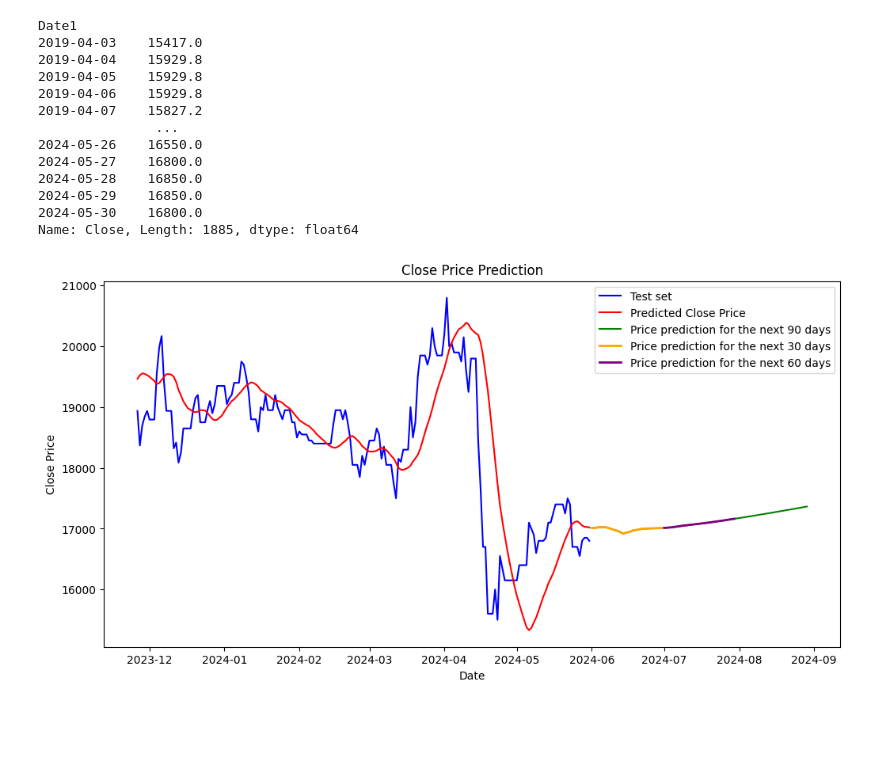
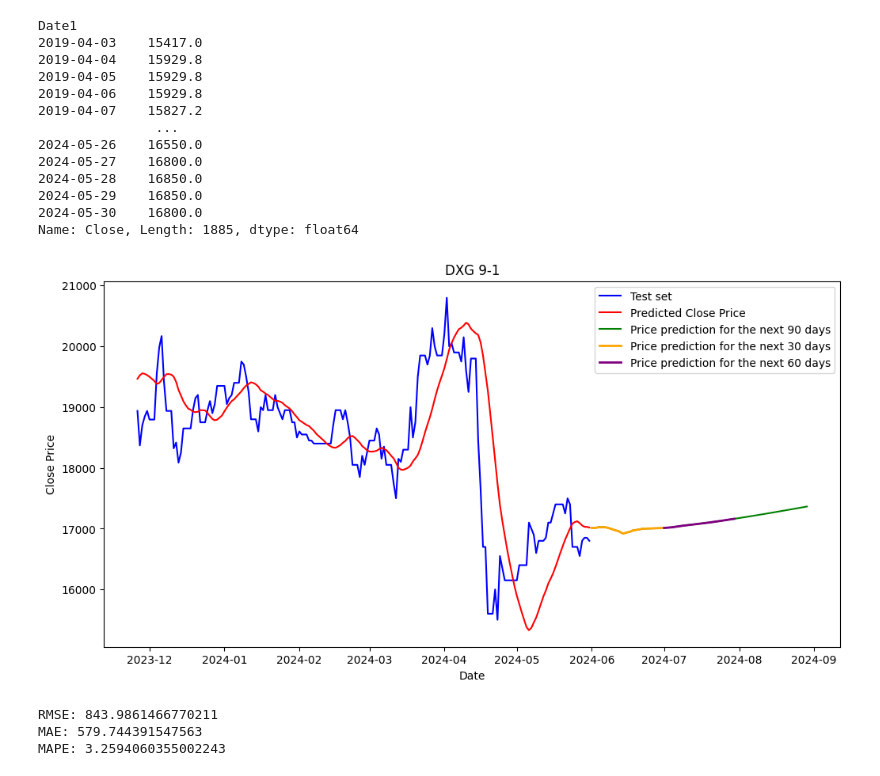
Before and after one commit to cngpc43/IS403.O21.HTCL, a Jupyter notebook: Models/Linear Regression/LR_DXG(9-1).ipynb, the cells around one changed output. Saved outputs shown, nothing was run; the diff lists cells and outputs as text; code cells hidden in the pictures; blank space fills up the shorter version.

```diff
--- a/Models/Linear Regression/LR_DXG(9-1).ipynb
+++ b/Models/Linear Regression/LR_DXG(9-1).ipynb
@@ -206,9 +206,6 @@ model = LinearRegression()
 model.fit(X_train, y_train)
 
 y_pred = model.predict(X_test)
-
-
-
 
 # Get the last date from the dataset
 last_date = data['Date'].iloc[-1]
@@ -229,32 +226,51 @@ for i in range(90):
     next_close = model.predict(input_X)[0]
 
     # Calculate the next date
     next_date = last_date + pd.DateOffset(days=1)
 
     # Add the prediction to the future_data DataFrame
     new_row = pd.Series({
         'Date': next_date,
         'Close': next_close,
         'SMA_20': future_data['Close'].rolling(window=20).mean().iloc[-1],  # Update with the new SMA
         'MACD_Signal': talib.MACD(future_data['Close'].astype('float64').values, fastperiod=12, slowperiod=26, signalperiod=9)[1][-1]
     })
 
     future_data = pd.concat([future_data, new_row.to_frame().T], ignore_index=True)
     # Update last_date
     last_date = next_date
 
 # Plot the actual close prices
 plt.figure(figsize=(12, 6))
 plt.plot(data['Date'][train_size+1:], data['Close'][train_size+1:], label='Test set', color='blue')
 plt.plot(data['Date'][train_size+1:], y_pred, label='Predicted Close Price', color='red')
 
 plt.plot(future_data['Date'][-90:], future_data['Close'][-90:], label='Price prediction for the next 90 days', color='green')
 plt.plot(future_data['Date'][-90:-60], future_data['Close'][-90:-60], label='Price prediction for the next 30 days', color='orange', linewidth=2)
 plt.plot(future_data['Date'][-60:-30], future_data['Close'][-60:-30], label='Price prediction for the next 60 days' ,color='purple', linewidth=2)
-plt.title('Close Price Prediction')
+plt.title('DXG 9-1')
 plt.xlabel('Date')
 plt.ylabel('Close Price')
 plt.legend()
 plt.show()
 # %% [output]
-[figure, old version]
+[figure, new version]
+# %%
+# Calculate RMSE
+from sklearn.metrics import mean_squared_error
+rmse = np.sqrt(mean_squared_error(y_test, y_pred))
+print('RMSE:', rmse)
+# Calculate MAE
+from sklearn.metrics import mean_absolute_error
+mae = mean_absolute_error(y_test, y_pred)
+print('MAE:', mae)
+# Calculate MAPE
+def mean_absolute_percentage_error(y_true, y_pred):
+    y_true, y_pred = np.array(y_true), np.array(y_pred)
+    return np.mean(np.abs((y_true - y_pred) / y_true)) * 100
+mape = mean_absolute_percentage_error(y_test, y_pred)
+print('MAPE:', mape)
+# %% [output]
+RMSE: 843.9861466770211
+MAE: 579.744391547563
+MAPE: 3.2594060355002243
```
Also changed, not shown: 3 other files.
